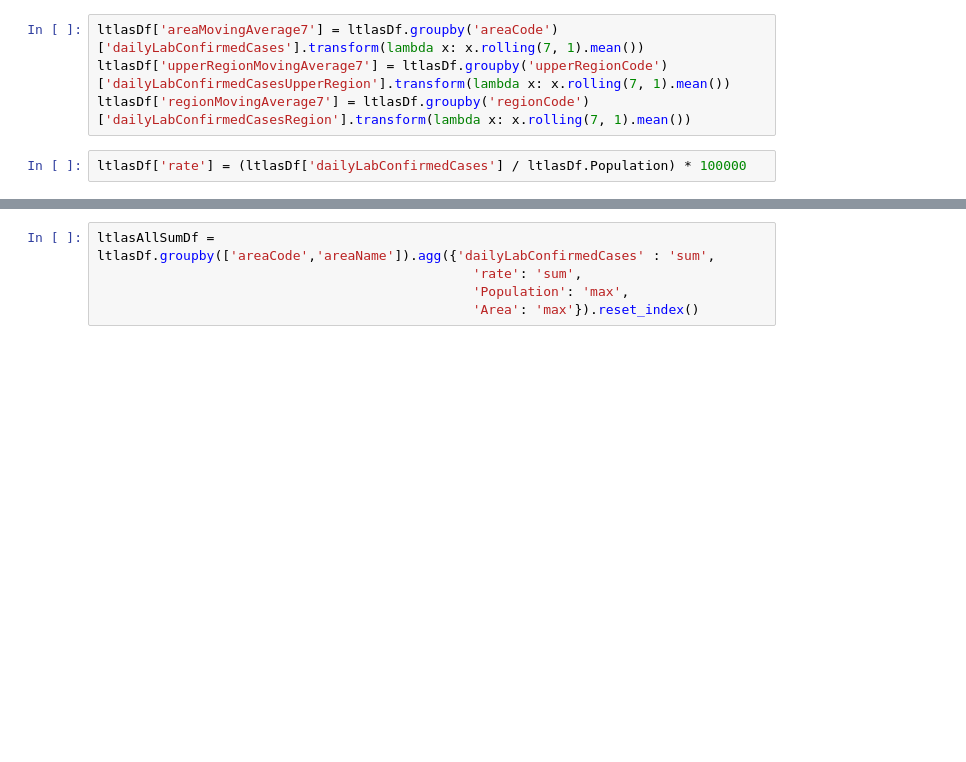
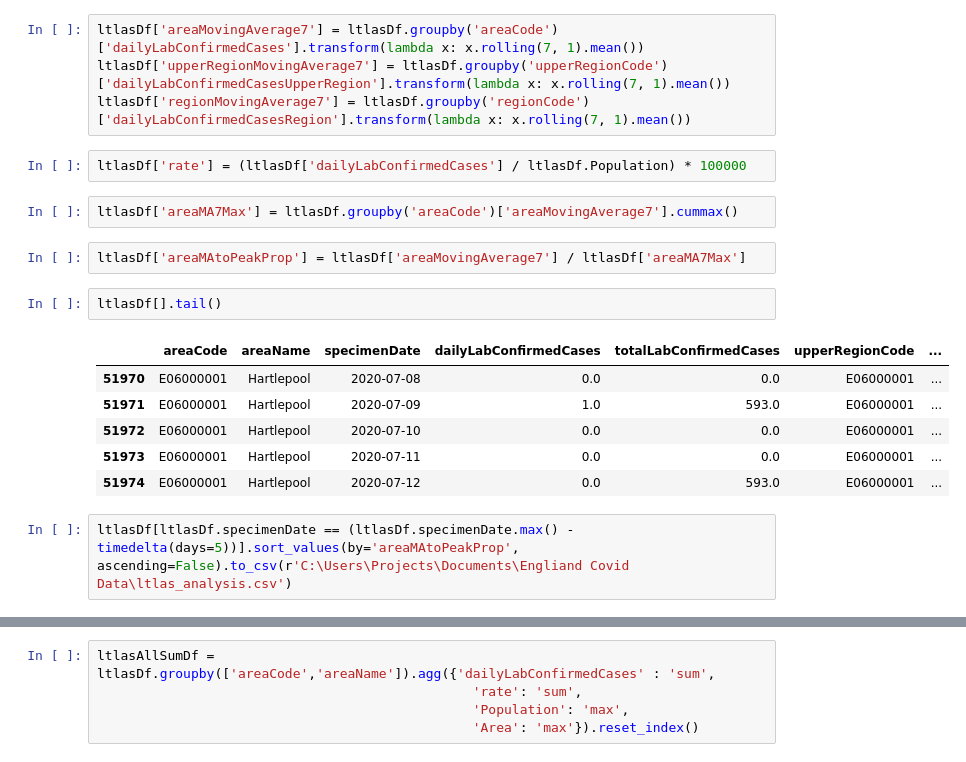
Before and after one commit to bhavesh0009/EnglandCovid19, a Jupyter notebook: research.ipynb, the cells around one changed output, grey strips where cells are left out. Drawn from its saved outputs; the diff is of its cells as text; blank space fills up the shorter version.

```diff
--- a/research.ipynb
+++ b/research.ipynb
@@ -96,3 +96,18 @@ ltlasDf['upperRegionMovingAverage7'] = ltlasDf.groupby('upperRegionCode')['daily
 ltlasDf['regionMovingAverage7'] = ltlasDf.groupby('regionCode')['dailyLabConfirmedCasesRegion'].transform(lambda x: x.rolling(7, 1).mean())
 # %%
 ltlasDf['rate'] = (ltlasDf['dailyLabConfirmedCases'] / ltlasDf.Population) * 100000
+# %%
+ltlasDf['areaMA7Max'] = ltlasDf.groupby('areaCode')['areaMovingAverage7'].cummax()
+# %%
+ltlasDf['areaMAtoPeakProp'] = ltlasDf['areaMovingAverage7'] / ltlasDf['areaMA7Max']
+# %%
+ltlasDf[].tail()
+# %% [output]
+|  | areaCode | areaName | specimenDate | dailyLabConfirmedCases | totalLabConfirmedCases | upperRegionCode | ... |
+| 51970 | E06000001 | Hartlepool | 2020-07-08 | 0.0 | 0.0 | E06000001 | ... |
+| 51971 | E06000001 | Hartlepool | 2020-07-09 | 1.0 | 593.0 | E06000001 | ... |
+| 51972 | E06000001 | Hartlepool | 2020-07-10 | 0.0 | 0.0 | E06000001 | ... |
+| 51973 | E06000001 | Hartlepool | 2020-07-11 | 0.0 | 0.0 | E06000001 | ... |
+| 51974 | E06000001 | Hartlepool | 2020-07-12 | 0.0 | 593.0 | E06000001 | ... |
+# %%
+ltlasDf[ltlasDf.specimenDate == (ltlasDf.specimenDate.max() - timedelta(days=5))].sort_values(by='areaMAtoPeakProp', ascending=False).to_csv(r'C:\Users\Projects\Documents\Engliand Covid Data\ltlas_analysis.csv')
```
Also changed, not shown: parts of 4 cells of this notebook, 4 other files.
